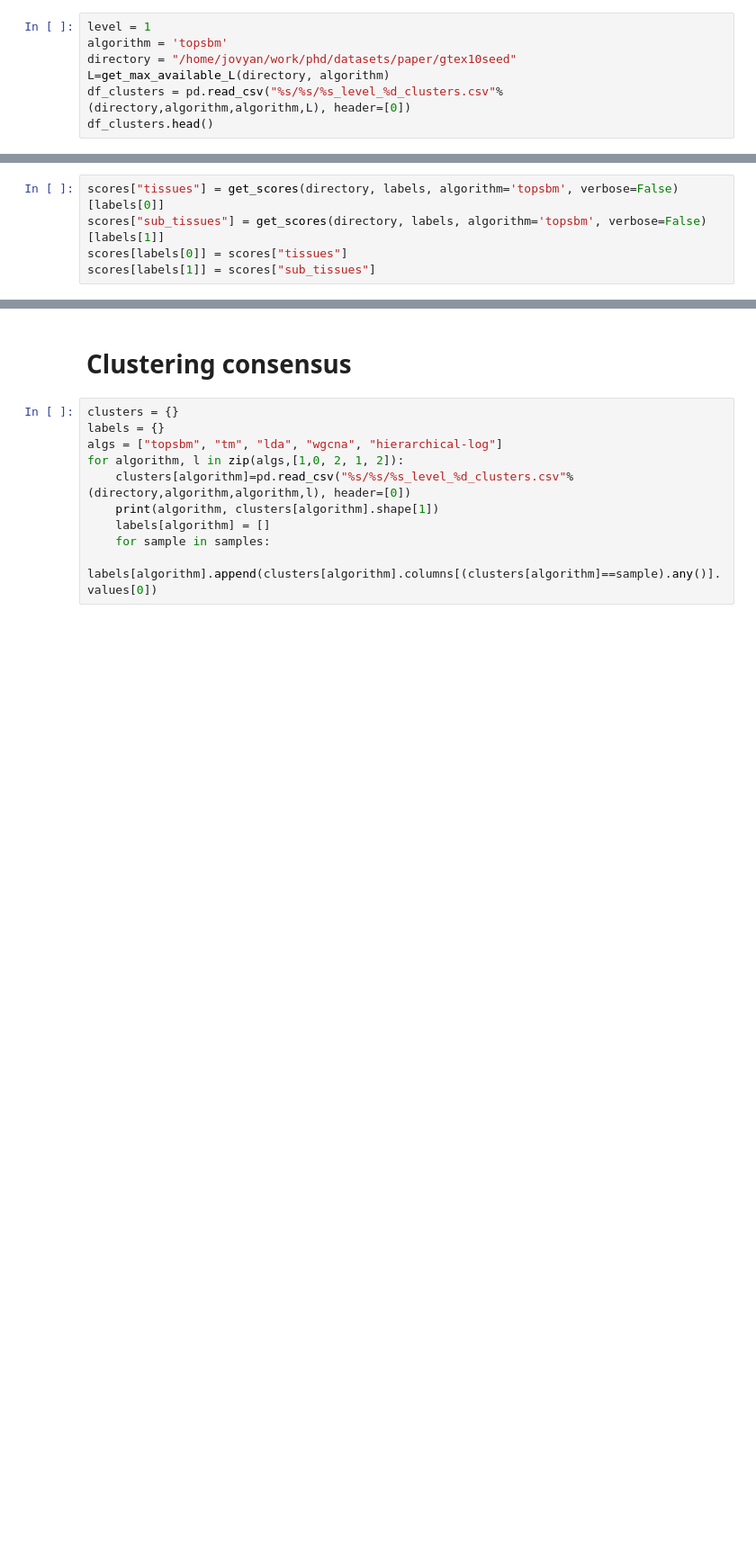
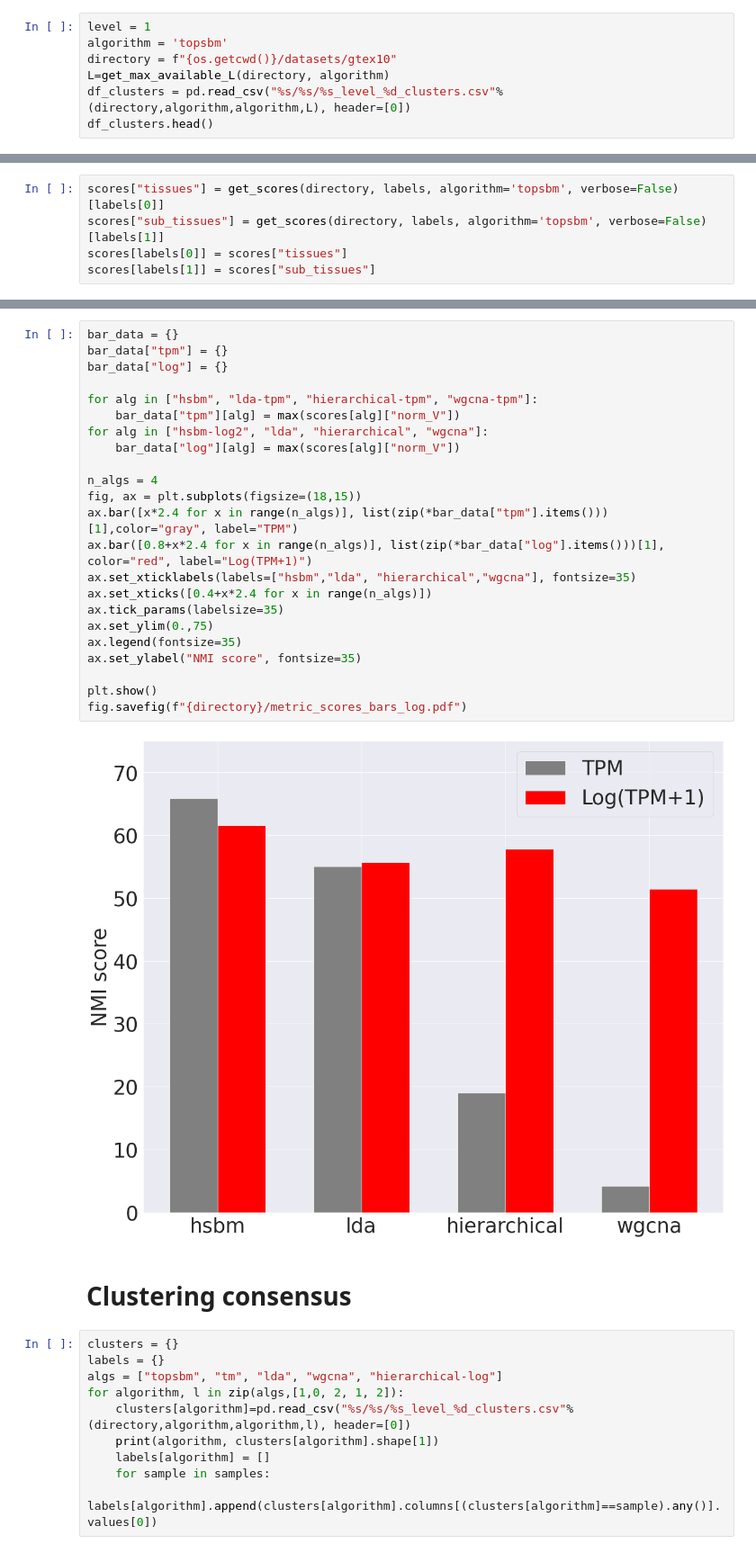
Before and after one commit to fvalle1/topics, a Jupyter notebook: hSBM_clusters.ipynb, the cells around one changed output, grey strips where cells are left out. Shown: that part at 90% size. Drawn from its saved outputs; the diff is of its cells as text; blank space fills up the shorter version.

```diff
--- a/hSBM_clusters.ipynb
+++ b/hSBM_clusters.ipynb
@@ -36,7 +36,7 @@ import os
 # %%
 level = 1
 algorithm = 'topsbm'
-directory = "/home/jovyan/work/phd/datasets/paper/gtex10seed"
+directory = f"{os.getcwd()}/datasets/gtex10"
 L=get_max_available_L(directory, algorithm)
 df_clusters = pd.read_csv("%s/%s/%s_level_%d_clusters.csv"%(directory,algorithm,algorithm,L), header=[0])
 df_clusters.head()
@@ -260,3 +250,28 @@ plt.bar(range(2,2+4*len(scores["hierarchical"]["xl"]),4),scores["hierarchical"][
+# %%
+bar_data = {}
+bar_data["tpm"] = {}
+bar_data["log"] = {}
+
+for alg in ["hsbm", "lda-tpm", "hierarchical-tpm", "wgcna-tpm"]:
+    bar_data["tpm"][alg] = max(scores[alg]["norm_V"])
+for alg in ["hsbm-log2", "lda", "hierarchical", "wgcna"]:
+    bar_data["log"][alg] = max(scores[alg]["norm_V"])
+
+n_algs = 4
+fig, ax = plt.subplots(figsize=(18,15))
+ax.bar([x*2.4 for x in range(n_algs)], list(zip(*bar_data["tpm"].items()))[1],color="gray", label="TPM")
+ax.bar([0.8+x*2.4 for x in range(n_algs)], list(zip(*bar_data["log"].items()))[1], color="red", label="Log(TPM+1)")
+ax.set_xticklabels(labels=["hsbm","lda", "hierarchical","wgcna"], fontsize=35)
+ax.set_xticks([0.4+x*2.4 for x in range(n_algs)])
+ax.tick_params(labelsize=35)
+ax.set_ylim(0.,75)
+ax.legend(fontsize=35)
+ax.set_ylabel("NMI score", fontsize=35)
+
+plt.show()
+fig.savefig(f"{directory}/metric_scores_bars_log.pdf")
+# %% [output]
+[figure, added]
 # %% [markdown]
 # Clustering consensus
 # %%
```
Also changed, not shown: parts of 17 cells of this notebook.
